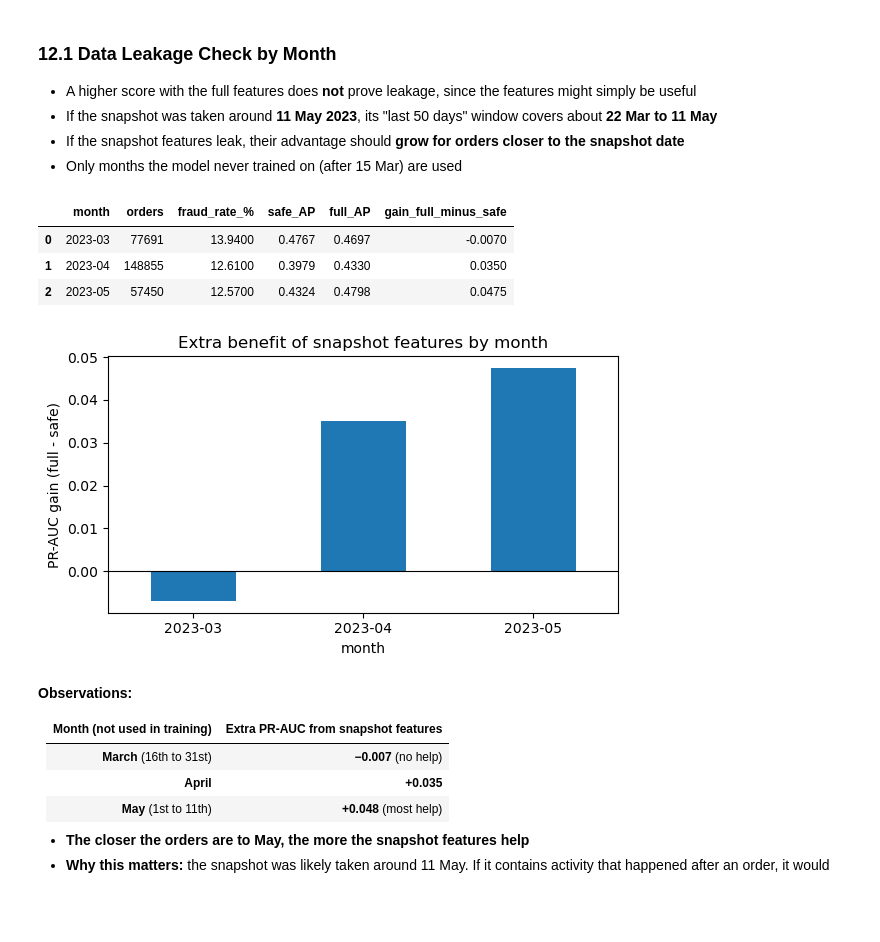
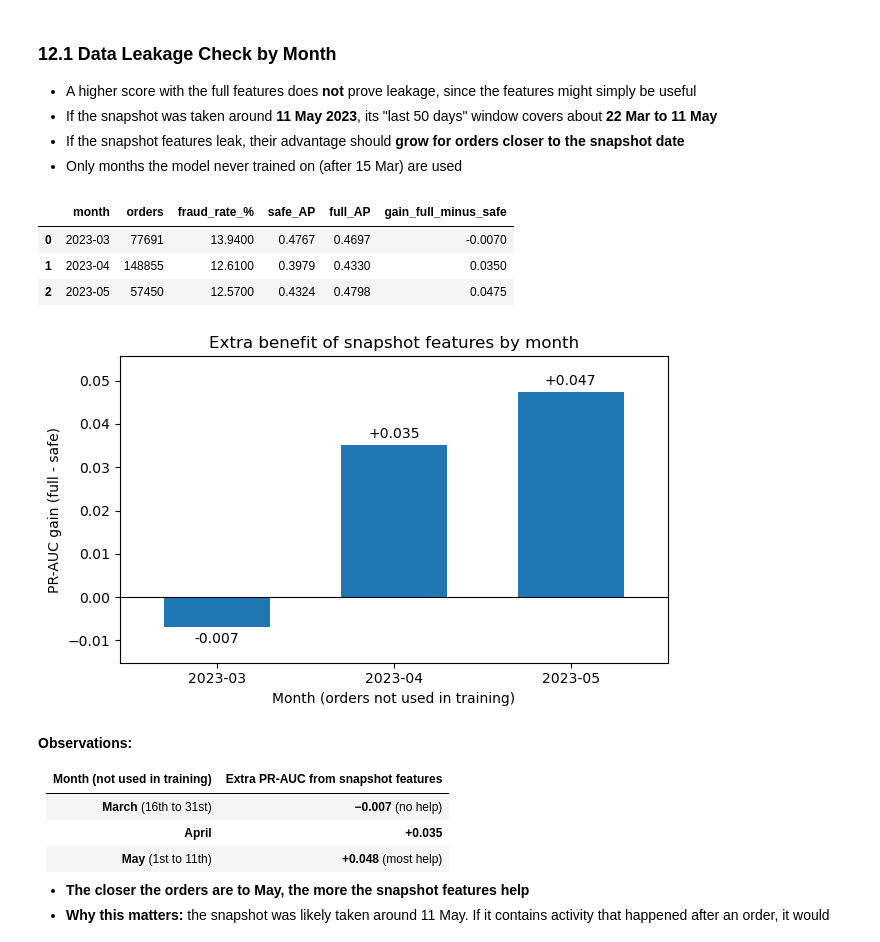
Before and after one commit to ABBYKETING/MLOps_CA1_group5, a Jupyter notebook: notebooks/logreg_yueliang.ipynb, the cells around one changed output. Drawn from its saved outputs; the diff is of its cells as text; code cells hidden in the pictures; blank space fills up the shorter version.

Commit message:
docs: update metrics section, charts and leakage analysis.

```diff
--- a/notebooks/logreg_yueliang.ipynb
+++ b/notebooks/logreg_yueliang.ipynb
@@ -468,19 +502,23 @@ plt.show()
 # %%
 by_month = mu.gain_by_month(model_safe, model_full, df_safe, df_full)
 display(by_month)
 
-ax = by_month.plot(x="month", y="gain_full_minus_safe", kind="bar", legend=False, rot=0, figsize=(6, 3.5))
+ax = by_month.plot(x="month", y="gain_full_minus_safe", kind="bar", legend=False,
+                   rot=0, figsize=(6.5, 4), width=0.6)
+ax.bar_label(ax.containers[0], fmt="%+.3f", padding=3, fontsize=10)   # value on each bar
 ax.axhline(0, color="black", linewidth=0.8)
+ax.margins(y=0.15)                                                     # room for the labels
+ax.set_xlabel("Month (orders not used in training)")
 ax.set_ylabel("PR-AUC gain (full - safe)")
 ax.set_title("Extra benefit of snapshot features by month")
 plt.tight_layout()
 plt.show()
 # %% [output]
 |  | month | orders | fraud_rate_% | safe_AP | full_AP | gain_full_minus_safe |
 | 0 | 2023-03 | 77691 | 13.9400 | 0.4767 | 0.4697 | -0.0070 |
 | 1 | 2023-04 | 148855 | 12.6100 | 0.3979 | 0.4330 | 0.0350 |
 | 2 | 2023-05 | 57450 | 12.5700 | 0.4324 | 0.4798 | 0.0475 |
-[figure, old version]
+[figure, new version]
 # %% [markdown]
 **Observations:**
 
```
Also changed, not shown: parts of 10 cells of this notebook.
